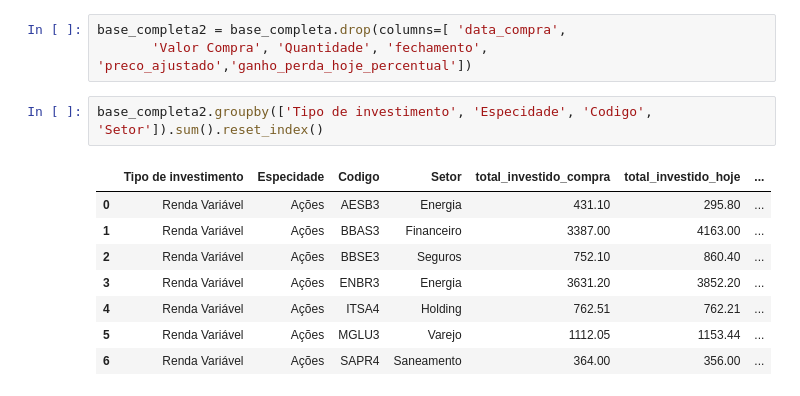
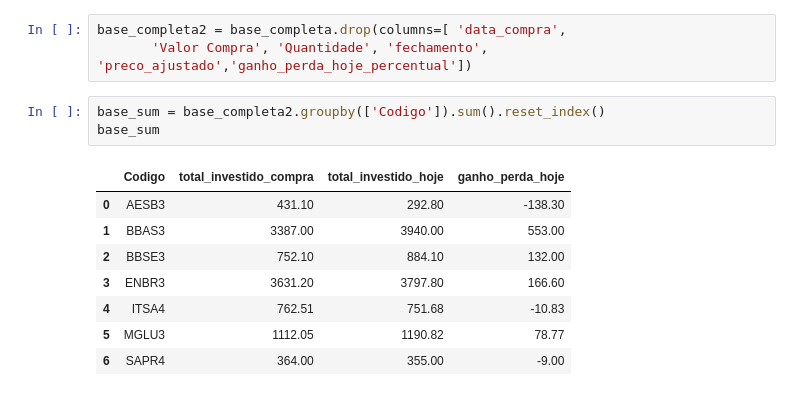
Before and after one commit to NathanSilos/controle_investimentos, a Jupyter notebook: tratamento_acoes.ipynb, the cells around one changed output. Saved outputs shown, nothing was run; the diff lists cells and outputs as text.

```diff
--- a/tratamento_acoes.ipynb
+++ b/tratamento_acoes.ipynb
@@ -193,13 +188,14 @@ Index(['Tipo de investimento', 'Especidade', 'Codigo', 'Setor', 'data_compra',
 base_completa2 = base_completa.drop(columns=[ 'data_compra',
        'Valor Compra', 'Quantidade', 'fechamento', 'preco_ajustado','ganho_perda_hoje_percentual'])
 # %%
-base_completa2.groupby(['Tipo de investimento', 'Especidade', 'Codigo', 'Setor']).sum().reset_index()
+base_sum = base_completa2.groupby(['Codigo']).sum().reset_index()
+base_sum
 # %% [output]
-|  | Tipo de investimento | Especidade | Codigo | Setor | total_investido_compra | total_investido_hoje | ... |
-| 0 | Renda Variável | Ações | AESB3 | Energia | 431.10 | 295.80 | ... |
-| 1 | Renda Variável | Ações | BBAS3 | Financeiro | 3387.00 | 4163.00 | ... |
-| 2 | Renda Variável | Ações | BBSE3 | Seguros | 752.10 | 860.40 | ... |
-| 3 | Renda Variável | Ações | ENBR3 | Energia | 3631.20 | 3852.20 | ... |
-| 4 | Renda Variável | Ações | ITSA4 | Holding | 762.51 | 762.21 | ... |
-| 5 | Renda Variável | Ações | MGLU3 | Varejo | 1112.05 | 1153.44 | ... |
-| 6 | Renda Variável | Ações | SAPR4 | Saneamento | 364.00 | 356.00 | ... |
+|  | Codigo | total_investido_compra | total_investido_hoje | ganho_perda_hoje |
+| 0 | AESB3 | 431.10 | 292.80 | -138.30 |
+| 1 | BBAS3 | 3387.00 | 3940.00 | 553.00 |
+| 2 | BBSE3 | 752.10 | 884.10 | 132.00 |
+| 3 | ENBR3 | 3631.20 | 3797.80 | 166.60 |
+| 4 | ITSA4 | 762.51 | 751.68 | -10.83 |
+| 5 | MGLU3 | 1112.05 | 1190.82 | 78.77 |
+| 6 | SAPR4 | 364.00 | 355.00 | -9.00 |
```
Also changed, not shown: parts of 17 cells of this notebook, 2 other files.
